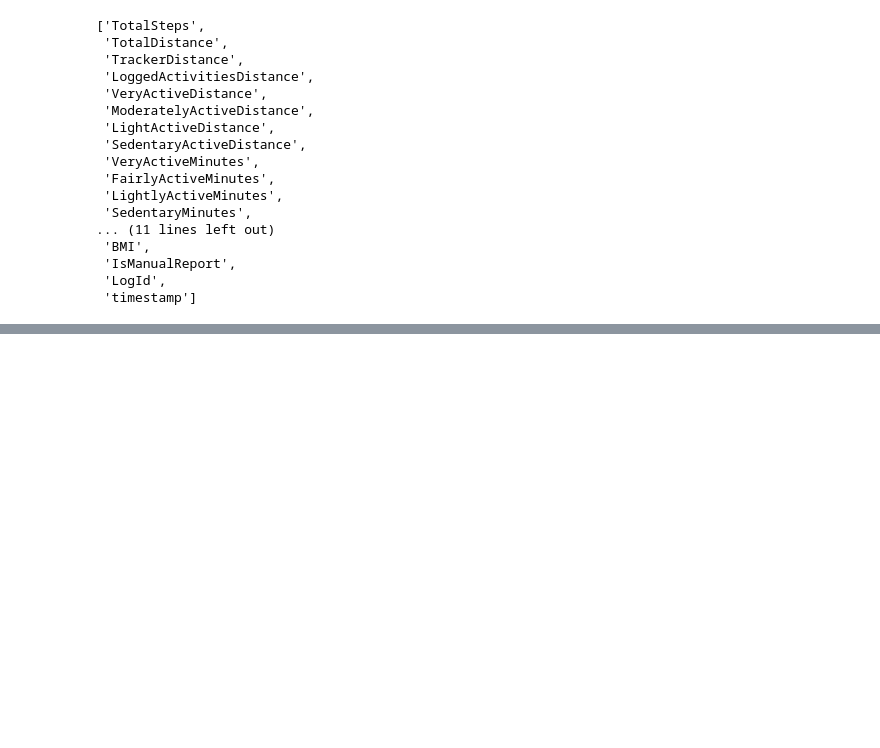
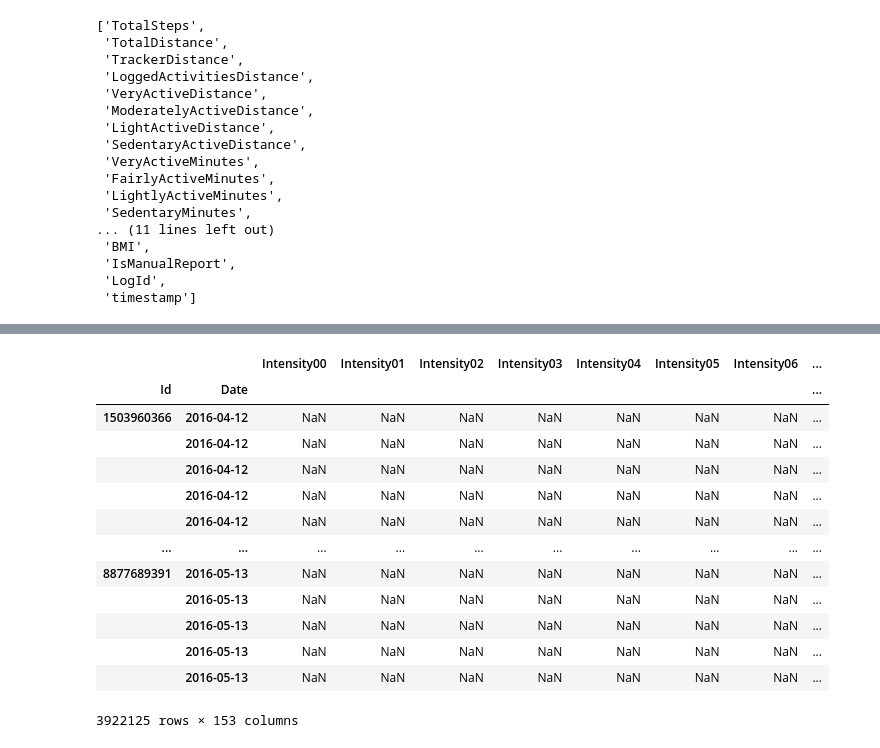
Before and after one commit to adamkhakhar/fitbit, a Jupyter notebook: EDA_and_Dataset_Creation.ipynb, the cells around one changed output, grey strips where cells are left out. Saved outputs shown, nothing was run; the diff lists cells and outputs as text; code cells hidden in the pictures; blank space fills up the shorter version.

```diff
--- a/EDA.ipynb
+++ b/EDA_and_Dataset_Creation.ipynb
@@ -593,0 +631,20 @@ features_df
+# %%
+cols = ["WeightPounds", "Fat", "BMI"]
+for col in cols:
+    index_df[col + "Fill"] = index_df.groupby('Id')[col].fillna(method='ffill').fillna(method='bfill')
+index_df
+# %% [output]
+|  |  | Intensity00 | Intensity01 | Intensity02 | Intensity03 | Intensity04 | Intensity05 | Intensity06 | ... |
+| Id | Date |  |  |  |  |  |  |  | ... |
+| 1503960366 | 2016-04-12 | NaN | NaN | NaN | NaN | NaN | NaN | NaN | ... |
+|  | 2016-04-12 | NaN | NaN | NaN | NaN | NaN | NaN | NaN | ... |
+|  | 2016-04-12 | NaN | NaN | NaN | NaN | NaN | NaN | NaN | ... |
+|  | 2016-04-12 | NaN | NaN | NaN | NaN | NaN | NaN | NaN | ... |
+|  | 2016-04-12 | NaN | NaN | NaN | NaN | NaN | NaN | NaN | ... |
+| ... | ... | ... | ... | ... | ... | ... | ... | ... | ... |
+| 8877689391 | 2016-05-13 | NaN | NaN | NaN | NaN | NaN | NaN | NaN | ... |
+|  | 2016-05-13 | NaN | NaN | NaN | NaN | NaN | NaN | NaN | ... |
+|  | 2016-05-13 | NaN | NaN | NaN | NaN | NaN | NaN | NaN | ... |
+|  | 2016-05-13 | NaN | NaN | NaN | NaN | NaN | NaN | NaN | ... |
+|  | 2016-05-13 | NaN | NaN | NaN | NaN | NaN | NaN | NaN | ... |
+3922125 rows × 153 columns
```
Also changed, not shown: parts of 22 cells of this notebook.
